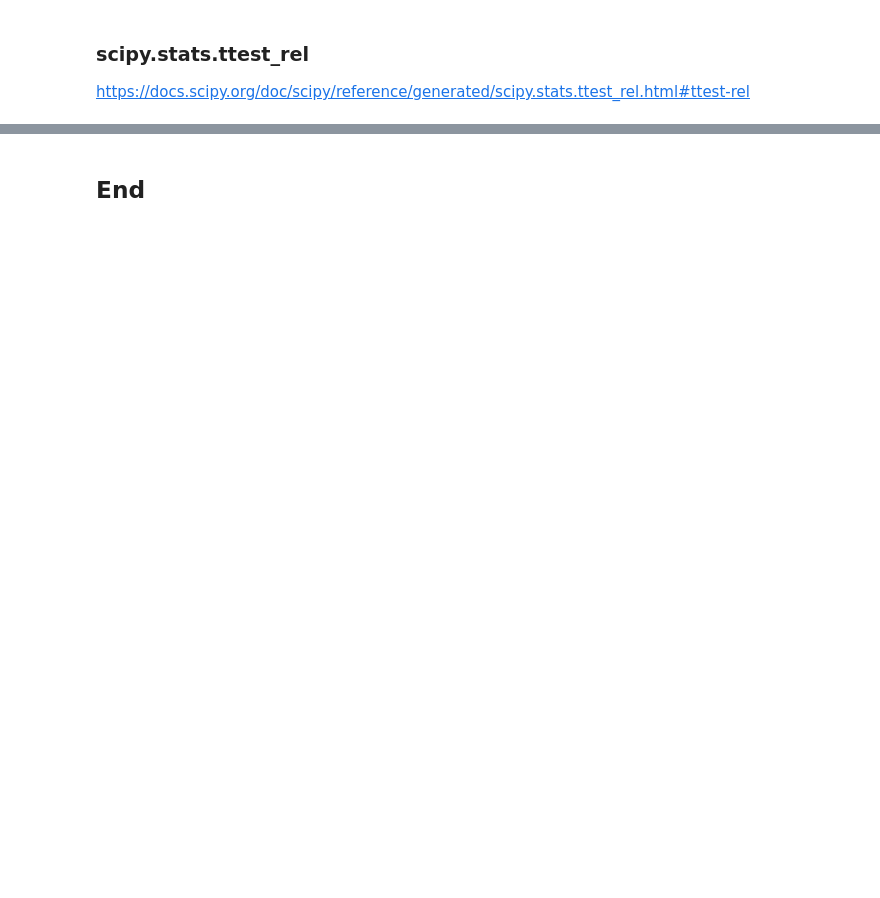
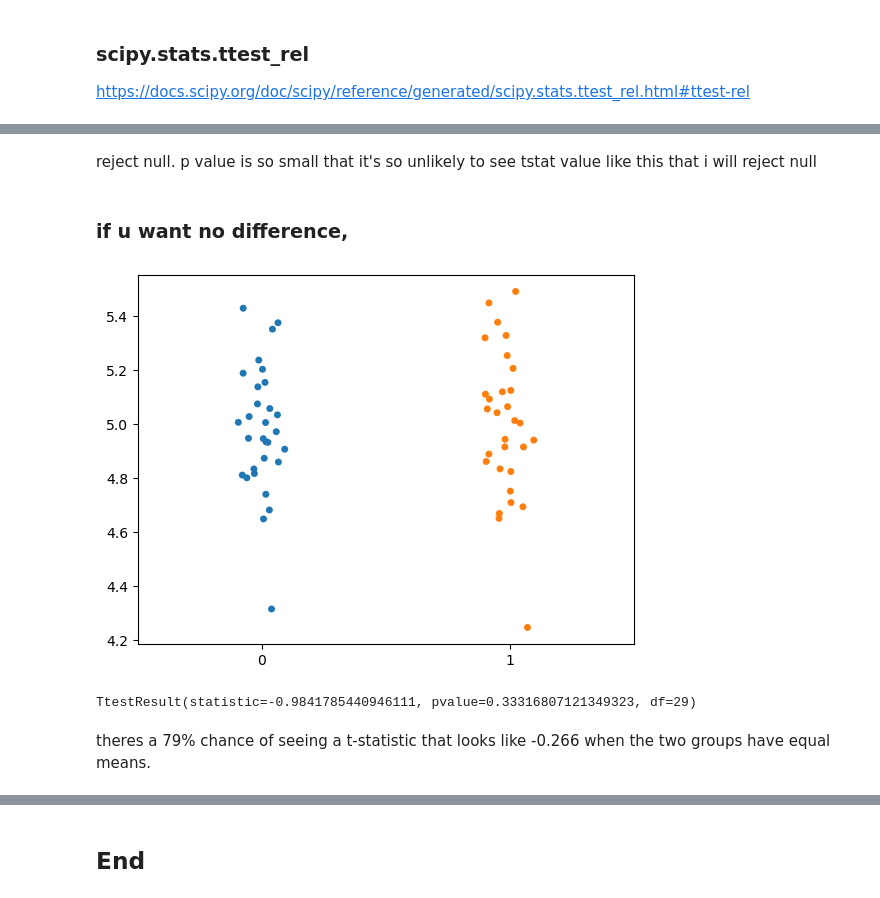
Before and after one commit to nurbujang/statnotes, a Jupyter notebook: s04_t_tests.ipynb, the cells around one changed output, grey strips where cells are left out. Drawn from its saved outputs; the diff is of its cells as text; code cells hidden in the pictures; blank space fills up the shorter version.

Commit message:
week 8 ttest completed

```diff
--- a/s04_t_tests.ipynb
+++ b/s04_t_tests.ipynb
@@ -174,0 +179,21 @@ TtestResult(statistic=-13.519149060991941, pvalue=4.748923617403702e-14, df=29)
+# %% [markdown]
+reject null. p value is so small that it's so unlikely to see tstat value like this that i will reject null
+# %% [markdown]
+### if u want no difference,
+# %%
+
+# A group of normally distributed values.
+group_a = np.random.normal(5, 0.2, 30)
+
+# Add another normally distributed values.
+group_c = group_a + np.random.normal(0.0, 0.1, 30)
+# %%
+sns.stripplot(data=[group_a, group_c]);
+# %% [output]
+[figure, added]
+# %%
+stats.ttest_rel(group_a, group_c)
+# %% [output]
+TtestResult(statistic=-0.9841785440946111, pvalue=0.33316807121349323, df=29)
+# %% [markdown]
+theres a 79% chance of seeing a t-statistic that looks like -0.266 when the two groups have equal means.
```
Also changed, not shown: parts of 19 cells of this notebook.
